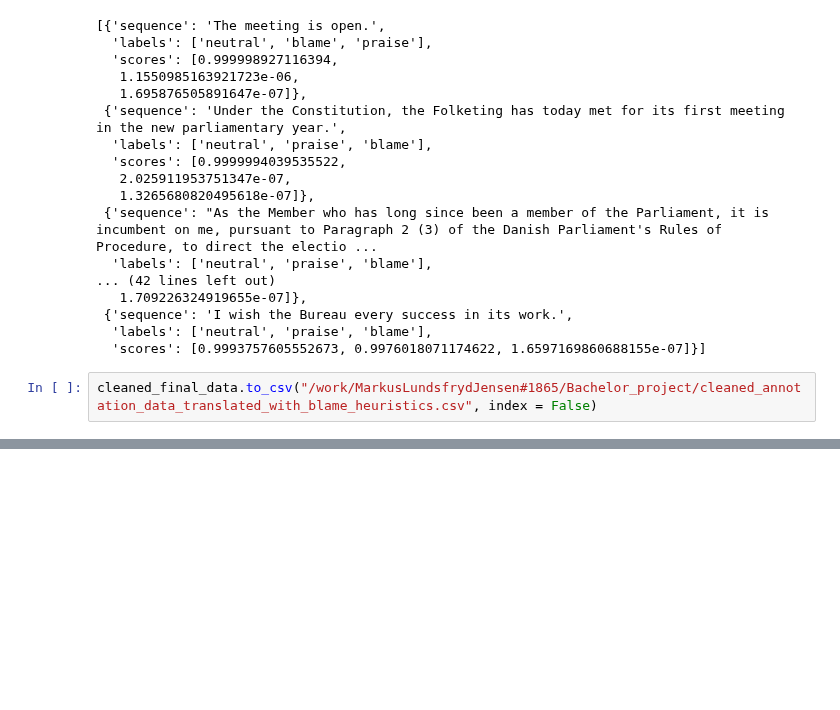
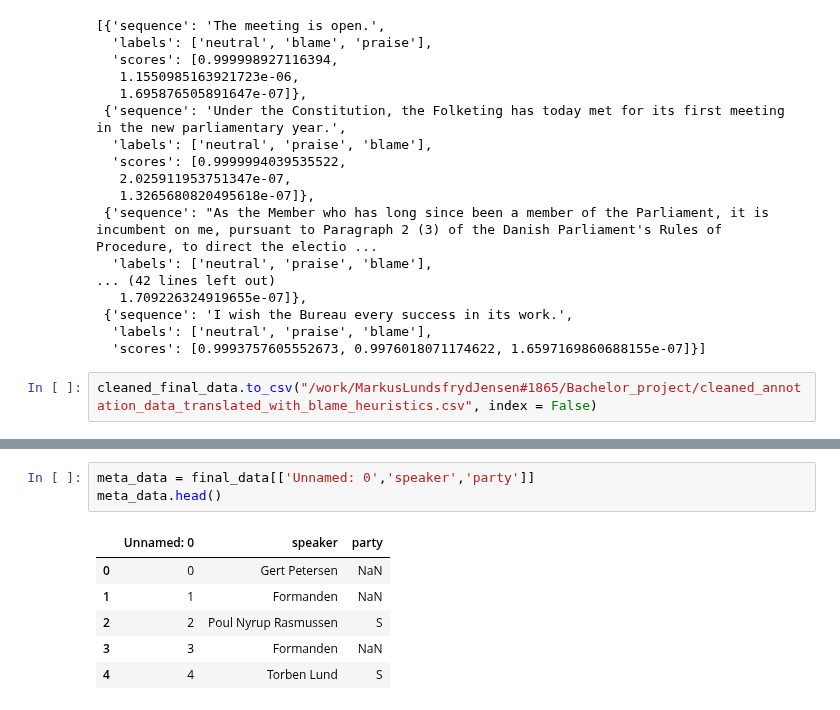
Before and after one commit to Lundsfryd/Bachelor_project, a Jupyter notebook: bachelor_testing.ipynb, the cells around one changed output, grey strips where cells are left out. Saved outputs shown, nothing was run; the diff lists cells and outputs as text; blank space fills up the shorter version.

```diff
--- a/bachelor_testing.ipynb
+++ b/bachelor_testing.ipynb
@@ -391,0 +451,10 @@ cleaned_final_data.to_csv("/work/MarkusLundsfrydJensen#1865/Bachelor_project/cle
+# %%
+meta_data = final_data[['Unnamed: 0','speaker','party']]
+meta_data.head()
+# %% [output]
+|  | Unnamed: 0 | speaker | party |
+| 0 | 0 | Gert Petersen | NaN |
+| 1 | 1 | Formanden | NaN |
+| 2 | 2 | Poul Nyrup Rasmussen | S |
+| 3 | 3 | Formanden | NaN |
+| 4 | 4 | Torben Lund | S |
```
Also changed, not shown: parts of 8 cells of this notebook, 30 other files.
